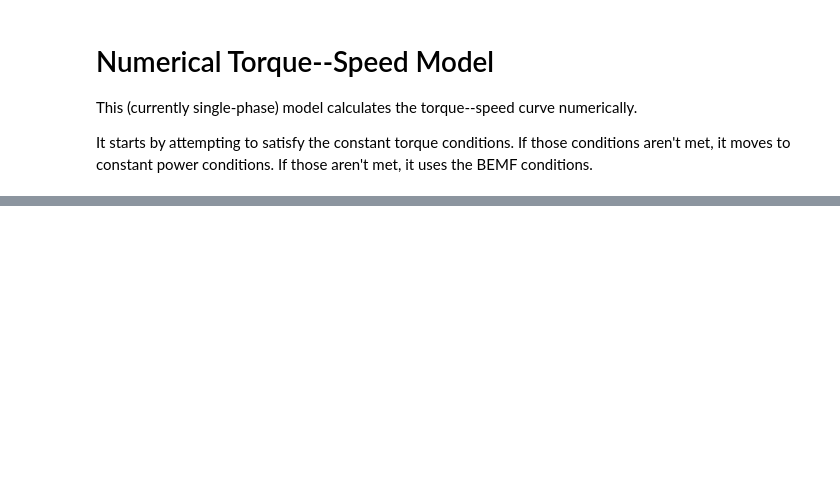
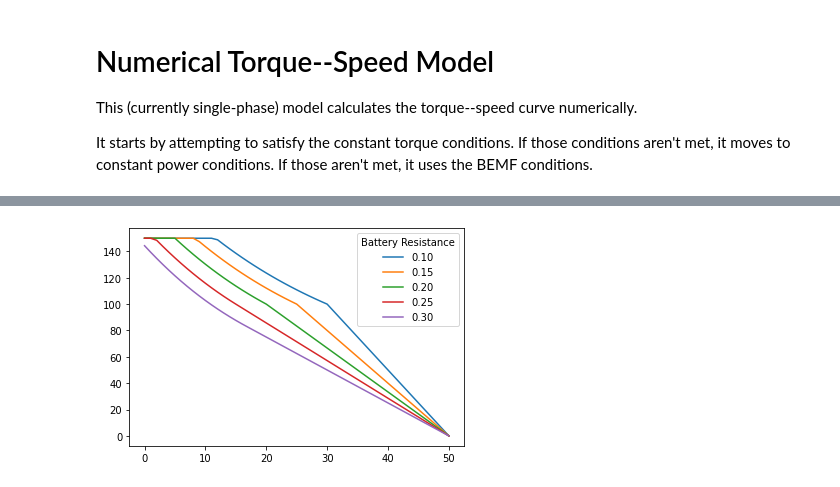
Before and after one commit to dsoto/ev-model-closed, a Jupyter notebook: controller-duty-cycle.ipynb, the cells around one changed output, grey strips where cells are left out. Saved outputs shown, nothing was run; the diff lists cells and outputs as text; code cells hidden in the pictures; blank space fills up the shorter version.

```diff
--- a/controller-duty-cycle.ipynb
+++ b/controller-duty-cycle.ipynb
@@ -114,0 +110,11 @@ plt.plot(omegas, duty_cycle)
+# %%
+omegas = np.linspace(0, omega_max, 51)
+for Rb in np.linspace(0.1, 0.3, 5):
+    motor_current, battery_current, duty_cycle = list(zip(*[solve_curve(omega, Voc, Rb, Rm, k, Iout_max, Iin_max) for omega in omegas]))
+    plt.plot(omegas, motor_current, label=f'{Rb:.2f}')
+
+#plt.plot(omegas, battery_current, label='Battery')
+plt.legend(title='Battery Resistance')
+plt.show()
+#plt.plot(omegas, duty_cycle)
+# %% [output]
@@ -114,0 +131 @@ plt.plot(omegas, duty_cycle)
+[figure, added]
```
Also changed, not shown: parts of 3 cells of this notebook.
